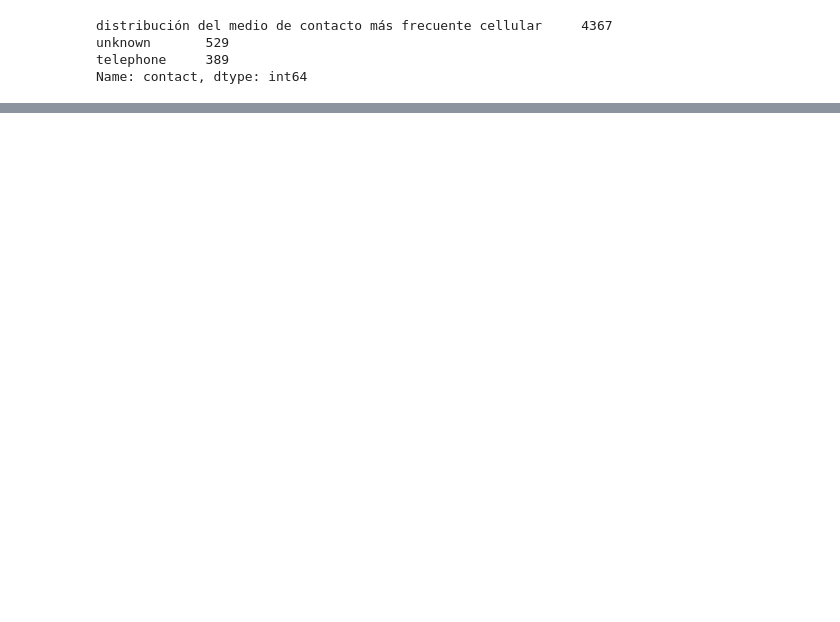
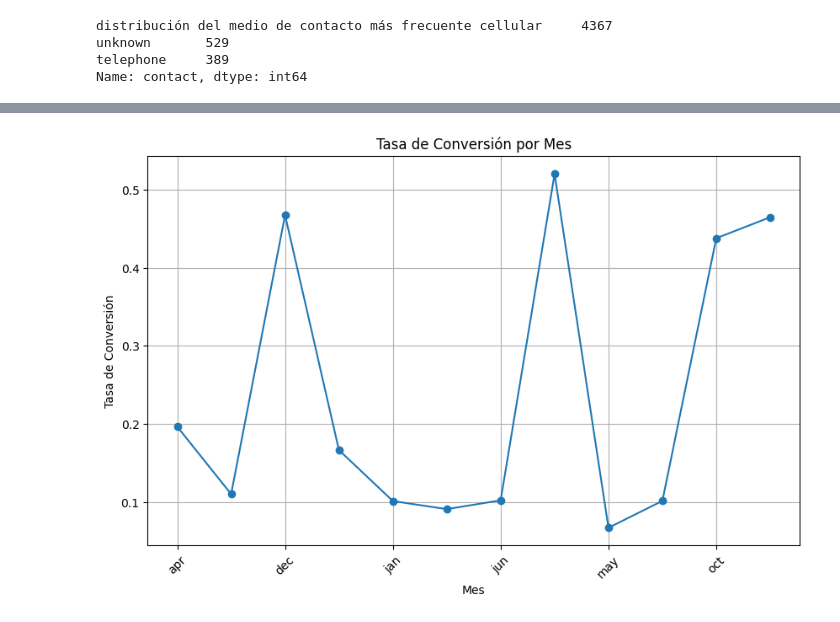
Before and after one commit to Yobany1210/TalentoTech, a Jupyter notebook: Tutoria_Limpieza_Datos.ipynb, the cells around one changed output, grey strips where cells are left out. Saved outputs shown, nothing was run; the diff lists cells and outputs as text; code cells hidden in the pictures; blank space fills up the shorter version.

```diff
--- a/Tutoria_Limpieza_Datos.ipynb
+++ b/Tutoria_Limpieza_Datos.ipynb
@@ -457,0 +513,21 @@ Name: contact, dtype: int64
+# %%
+#9. ¿Cuál es el patrón temporal en los contactos que conducen a una mayor conversión de clientes?
+
+clientes_suscriptos = data[data['y'] == 'yes']
+
+# Calcular la tasa de conversión por mes
+conversion_por_mes = clientes_suscriptos.groupby('month')['y'].count() / data.groupby('month')['y'].count()
+#groupby() es una función muy útil en Pandas que se utiliza para agrupar datos en función y ayuda a dividir (/ data.groupby)
+# calculamos la tasa de conversión por mes dividiendo el número de clientes suscriptos por el número total de clientes contactados en cada mes.
+
+# Graficar la tasa de conversión por mes
+plt.figure(figsize=(10, 6))
+conversion_por_mes.plot(marker='o')
+plt.title('Tasa de Conversión por Mes')
+plt.xlabel('Mes')
+plt.ylabel('Tasa de Conversión')
+plt.grid(True)
+plt.xticks(rotation=45)
+plt.show()
+# %% [output]
+[figure, added]
```
Also changed, not shown: parts of 7 cells of this notebook.
